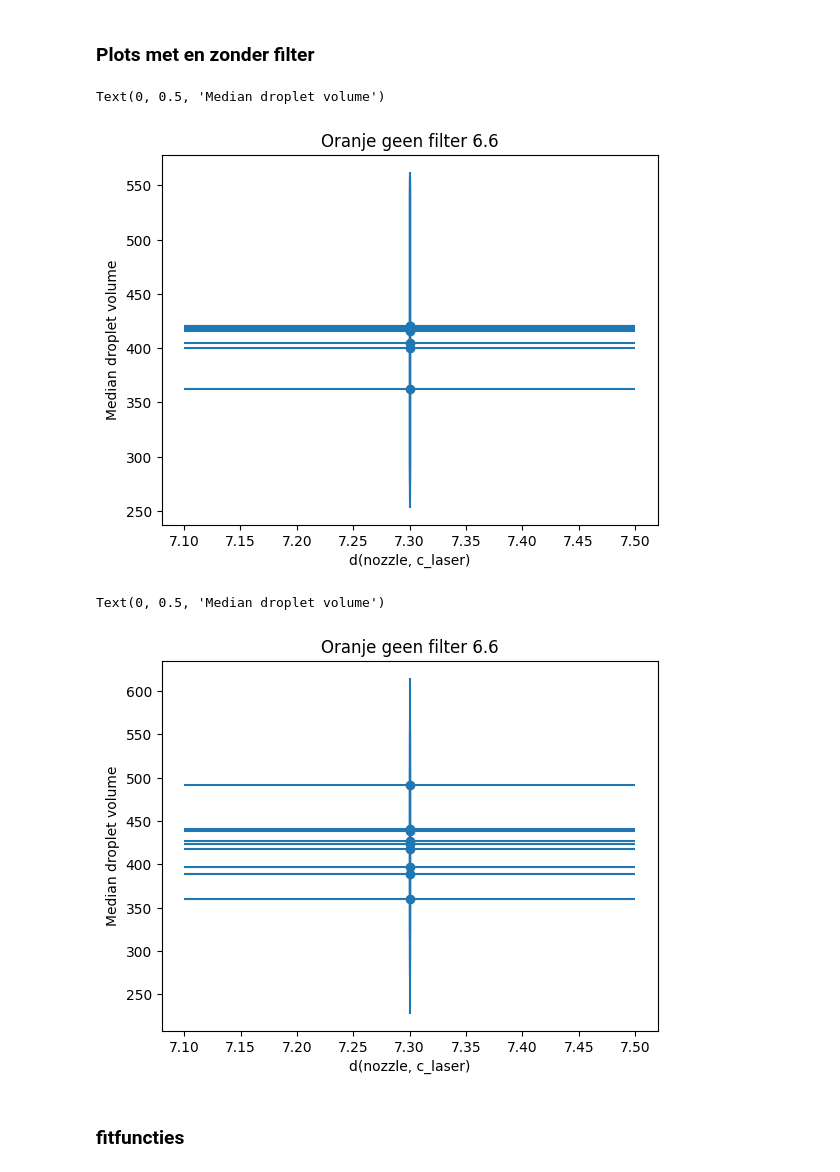
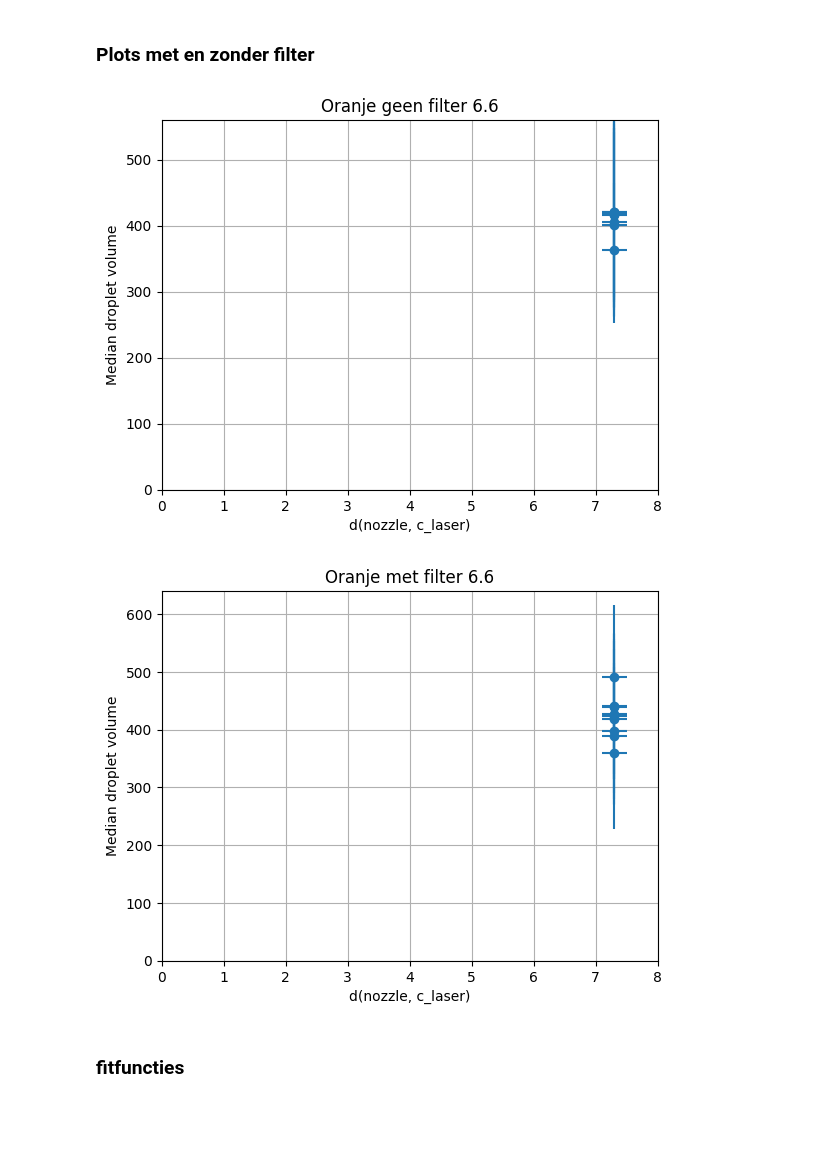
Before and after one commit to Trystan-Git/PNS-group-23--Dynamics-of-coalescence-events-in-spray-clouds, a Jupyter notebook: Data-analysis_day3.ipynb, the cells around one changed output. Drawn from its saved outputs; the diff is of its cells as text; code cells hidden in the pictures; blank space fills up the shorter version.

```diff
--- a/Data-analysis_day3.ipynb
+++ b/Data-analysis_day3.ipynb
@@ -253,20 +277,28 @@ plt.errorbar(dist_noz3, med_vol3, xerr=err_dist_noz3, yerr=err_med_vol3, fmt='o'
 plt.title(r"Oranje geen filter 6.6")
 plt.xlabel(r"d(nozzle, c_laser)")
 plt.ylabel(r"Median droplet volume")
+
+plt.xlim(0, 8)
+plt.ylim(0, 560)
+
+plt.grid(True)
 # %% [output]
-Text(0, 0.5, 'Median droplet volume')
-[figure, old version]
+[figure, new version]
 # %%
 plt.figure()
 
 plt.errorbar(dist_noz4, med_vol4, xerr=err_dist_noz4, yerr=err_med_vol4, fmt='o')
 
-plt.title(r"Oranje geen filter 6.6")
+plt.title(r"Oranje met filter 6.6")
 plt.xlabel(r"d(nozzle, c_laser)")
 plt.ylabel(r"Median droplet volume")
+
+plt.xlim(0, 8)
+plt.ylim(0, 640)
+
+plt.grid(True)
 # %% [output]
-Text(0, 0.5, 'Median droplet volume')
-[figure, old version]
+[figure, new version]
 # %% [markdown]
 ### fitfuncties
 # %%
```
Also changed, not shown: parts of 8 cells of this notebook, 1 other file.
